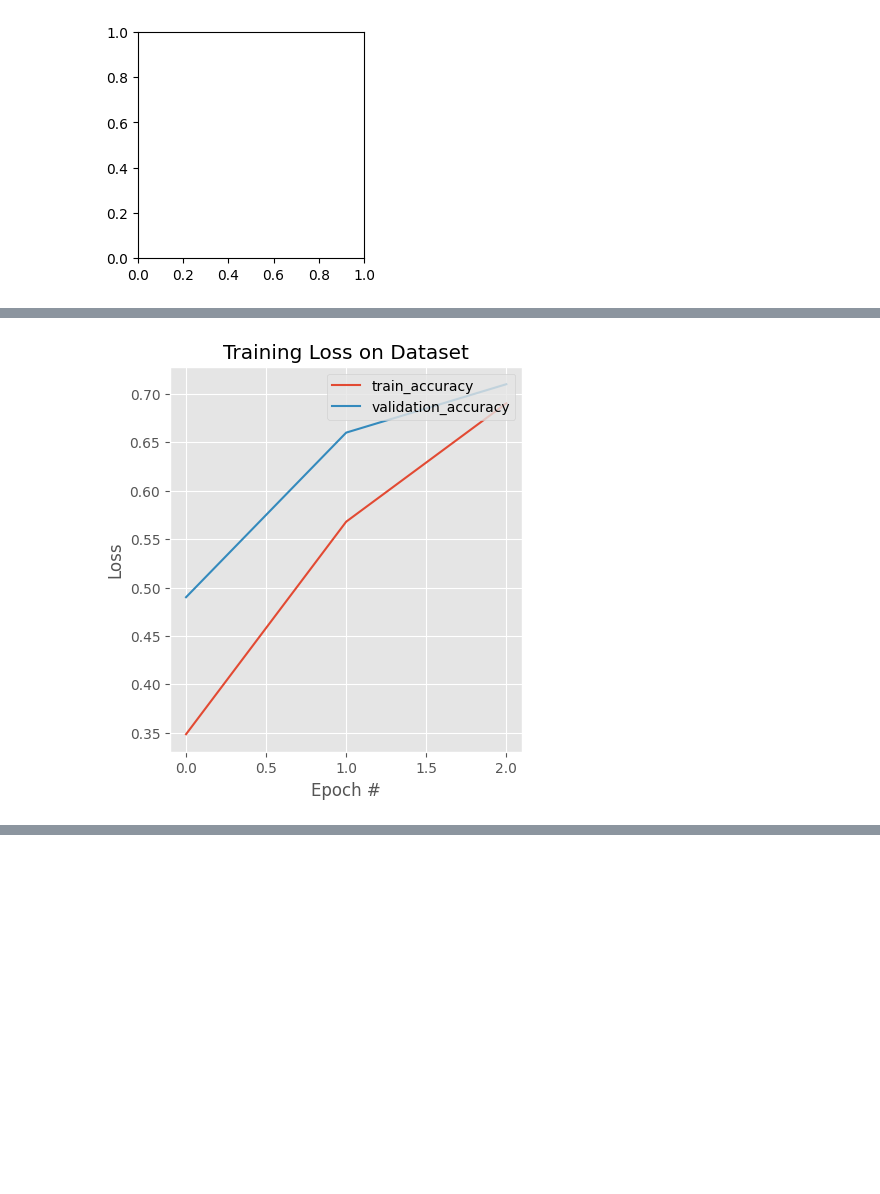
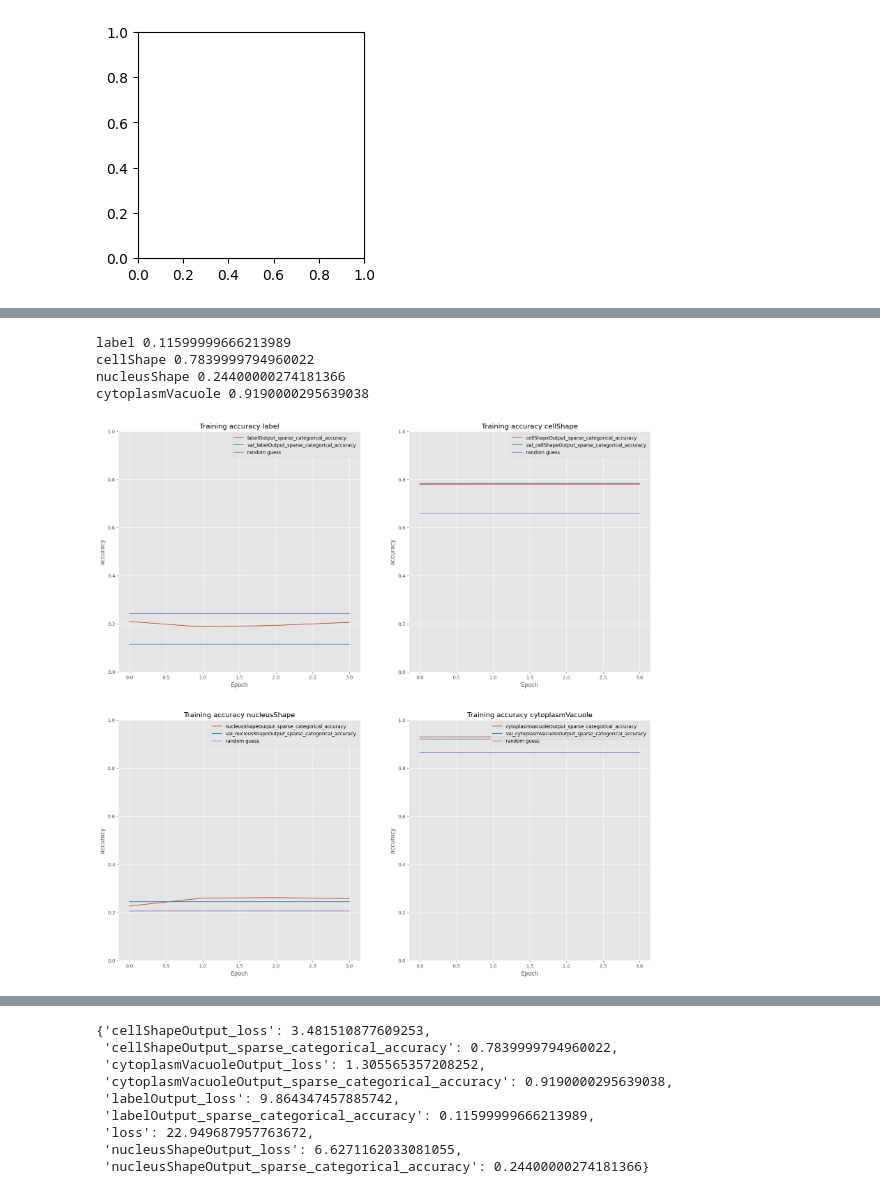
Before and after one commit to Fish4203/deep-learning, a Jupyter notebook: A1.ipynb, the cells around one changed output, grey strips where cells are left out. Saved outputs shown, nothing was run; the diff lists cells and outputs as text; code cells hidden in the pictures; blank space fills up the shorter version.

```diff
--- a/A1.ipynb
+++ b/A1.ipynb
@@ -116,16 +141,16 @@ trainData = imageFileNames \
   .skip(valSize) \
   .map(processData, num_parallel_calls=tf.data.AUTOTUNE) \
 	.map(labelsToDict) \
-  .cache() \
-  .batch(100) \
-  .prefetch(buffer_size=tf.data.AUTOTUNE)
+  .batch(10) \
+  .prefetch(buffer_size=tf.data.AUTOTUNE) \
+  .cache()
 valData = imageFileNames \
   .take(valSize) \
   .map(processData, num_parallel_calls=tf.data.AUTOTUNE) \
 	.map(labelsToDict) \
-  .cache() \
-  .batch(100) \
-  .prefetch(buffer_size=tf.data.AUTOTUNE)
+  .batch(10) \
+  .prefetch(buffer_size=tf.data.AUTOTUNE) \
+  .cache()
 
 print(tf.data.experimental.cardinality(trainData).numpy())
 print(tf.data.experimental.cardinality(valData).numpy())
@@ -231,8 +289,8 @@ Model: "functional_6"
 history = model.fit(
   trainData,
   validation_data=valData,
-  epochs=10,
-	batch_size=100,
-	validation_steps=1
+  epochs=4,
+	batch_size=10,
+	# class_weight=classWeights
 )
 # %% [output]
@@ -244,16 +305,34 @@ I0000 00:00:1755252643.786047  648131 service.cc:153]   StreamExecutor device (0
 # %%
 plt.style.use("ggplot")
-plt.figure(figsize=(10,5))
-Nepoch=3
-plt.subplot(1,2,1)
-plt.plot(np.arange(0, Nepoch), history.history["accuracy"], label="train_accuracy")
-plt.plot(np.arange(0, Nepoch), history.history["val_accuracy"], label="validation_accuracy")
-plt.title("Training Loss on Dataset")
-plt.xlabel("Epoch #")
-plt.ylabel("Loss")
-plt.legend(loc="upper right")
+plt.figure(figsize=(20,20))
+Nepoch=len(history.epoch)
+
+i = 0
+for outLabel in ['label', 'cellShape', 'nucleusShape', 'cytoplasmVacuole']:
+	i += 1
+	plt.subplot(2,2,i)
+	trainKey = f'{outLabel}Output_sparse_categorical_accuracy'
+	testKey = f'val_{trainKey}'
+
+	plt.plot(np.arange(0, Nepoch), history.history[trainKey], label=trainKey)
+
+	plt.plot(np.arange(0, Nepoch), history.history[testKey], label=testKey)
+	plt.plot(np.arange(0, Nepoch), [classRandomAcc[outLabel] for i in range(Nepoch)], label='random guess')
+
+	plt.title(f"Training accuracy {outLabel}")
+	plt.ylim(0,1)
+	plt.xlabel("Epoch")
+	plt.ylabel("accuracy")
+	plt.legend(loc="upper right")
+
+	print(f'{outLabel} {history.history[testKey][-1]}')
+
 plt.show()
 
-print(f'test accuracy: ${model.predict(valData)[1]}')
+model.evaluate(valData, return_dict=True)
 # %% [output]
+label 0.11599999666213989
+cellShape 0.7839999794960022
+nucleusShape 0.24400000274181366
+cytoplasmVacuole 0.9190000295639038
-[figure, old version]
+[figure, new version]
@@ -261,0 +340,9 @@ test accuracy: $[ 0.8182536 -4.1110735 -2.8892348 -1.2795702 -9.311018 ]
+{'cellShapeOutput_loss': 3.481510877609253,
+ 'cellShapeOutput_sparse_categorical_accuracy': 0.7839999794960022,
+ 'cytoplasmVacuoleOutput_loss': 1.305565357208252,
+ 'cytoplasmVacuoleOutput_sparse_categorical_accuracy': 0.9190000295639038,
+ 'labelOutput_loss': 9.864347457885742,
+ 'labelOutput_sparse_categorical_accuracy': 0.11599999666213989,
+ 'loss': 22.949687957763672,
+ 'nucleusShapeOutput_loss': 6.6271162033081055,
+ 'nucleusShapeOutput_sparse_categorical_accuracy': 0.24400000274181366}
```
Also changed, not shown: parts of 7 cells of this notebook.
